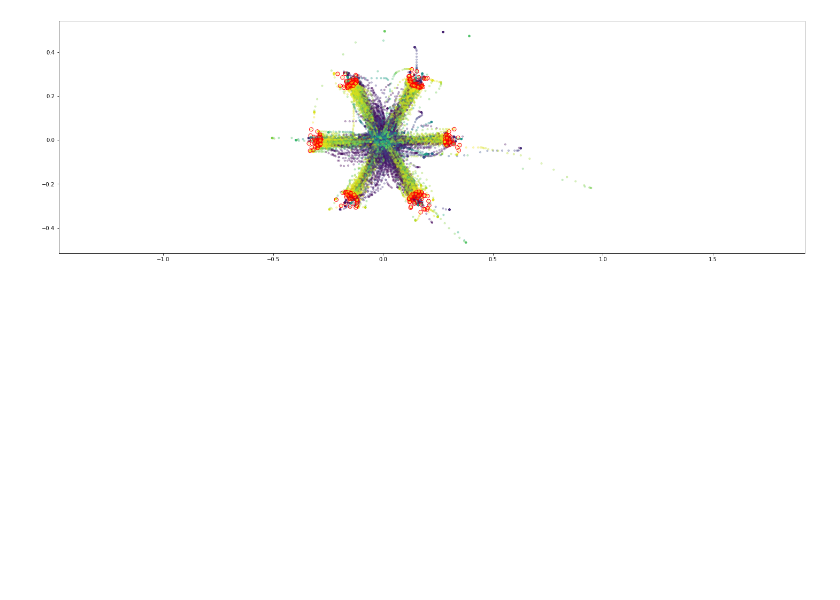
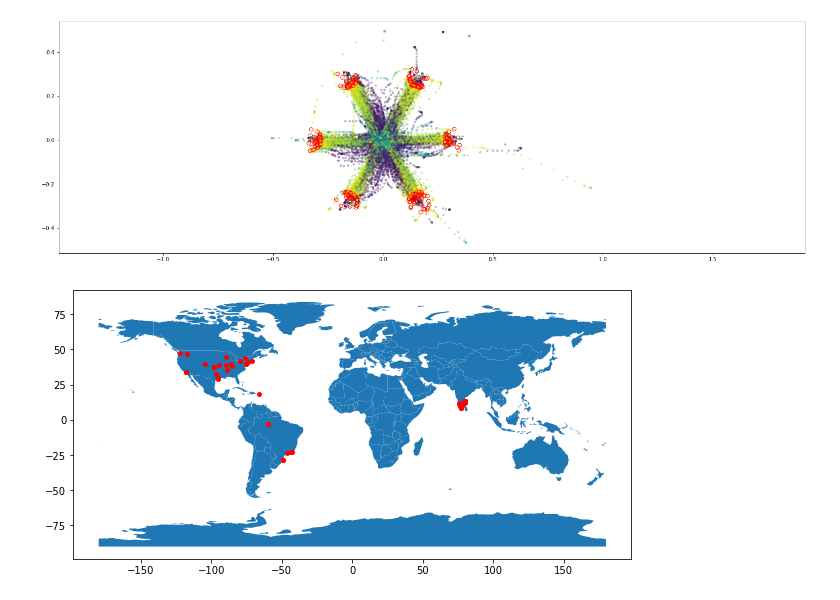
Before and after one commit to wangjing0/Switch_Analysis, a Jupyter notebook: ExploratoryAnalysis.ipynb, the cells around one changed output. Saved outputs shown, nothing was run; the diff lists cells and outputs as text; code cells hidden in the pictures; blank space fills up the shorter version.

Commit message:
add geo plot

```diff
--- a/ExploratoryAnalysis.ipynb
+++ b/ExploratoryAnalysis.ipynb
@@ -93,3 +93,19 @@ plt.show()
 [figure]
 [figure]
 [figure]
+# %%
+from shapely.geometry import Point
+import geopandas as gpd
+from geopandas import GeoDataFrame
+
+index = SessionsInfo['Latitude'].map(lambda x: True if type(x)==float else False)
+dfgeo = SessionsInfo.loc[index, ['Longitude','Latitude']]
+
+geometry = [Point(xy) for xy in zip(dfgeo['Longitude'], dfgeo['Latitude'])]
+gdf = GeoDataFrame(dfgeo, geometry=geometry)
+
+#this is a simple map that goes with geopandas
+world = gpd.read_file(gpd.datasets.get_path('naturalearth_lowres'))
+gdf.plot(ax=world.plot(figsize=(10, 6)), marker='o', color='red', markersize=15);
+# %% [output]
+[figure, added]
```
